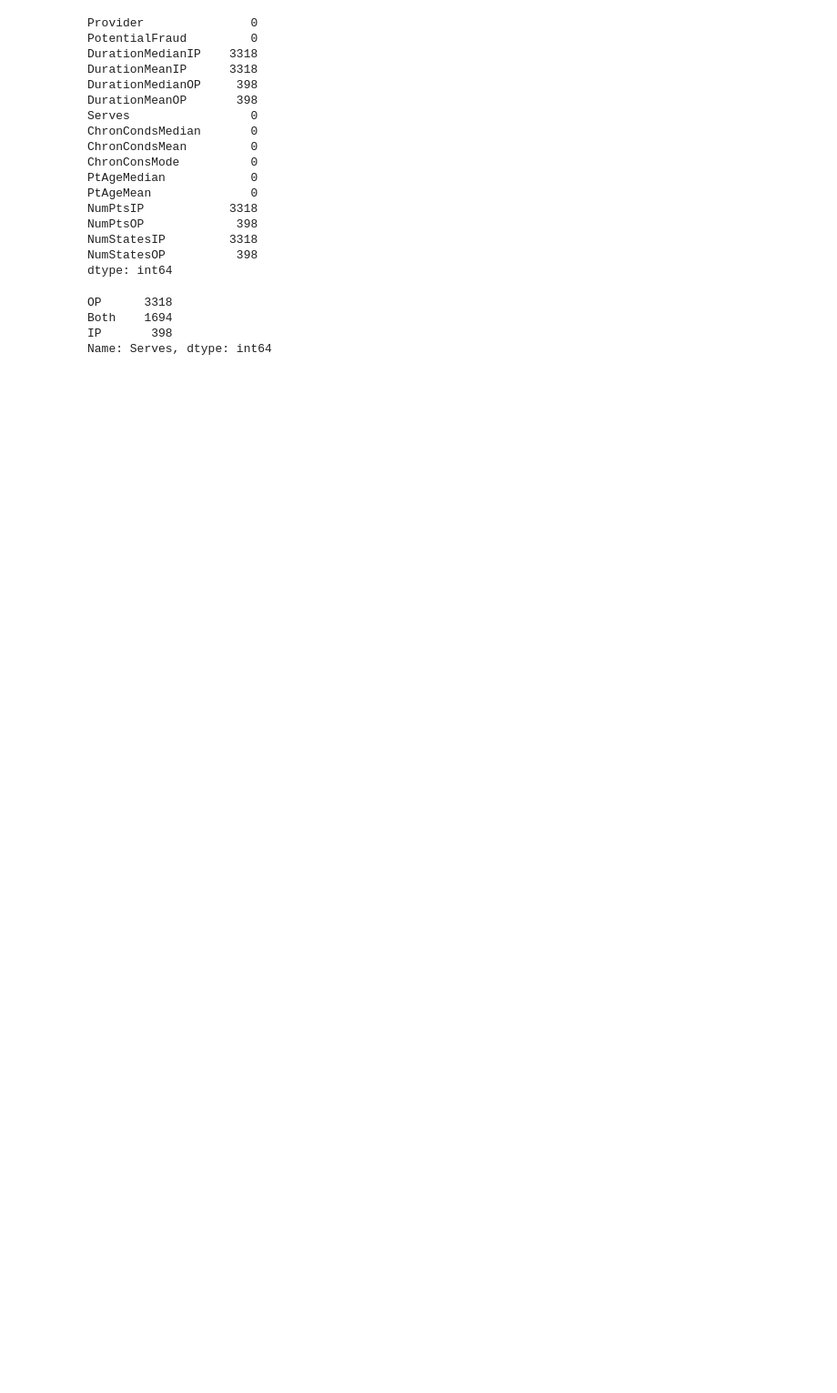
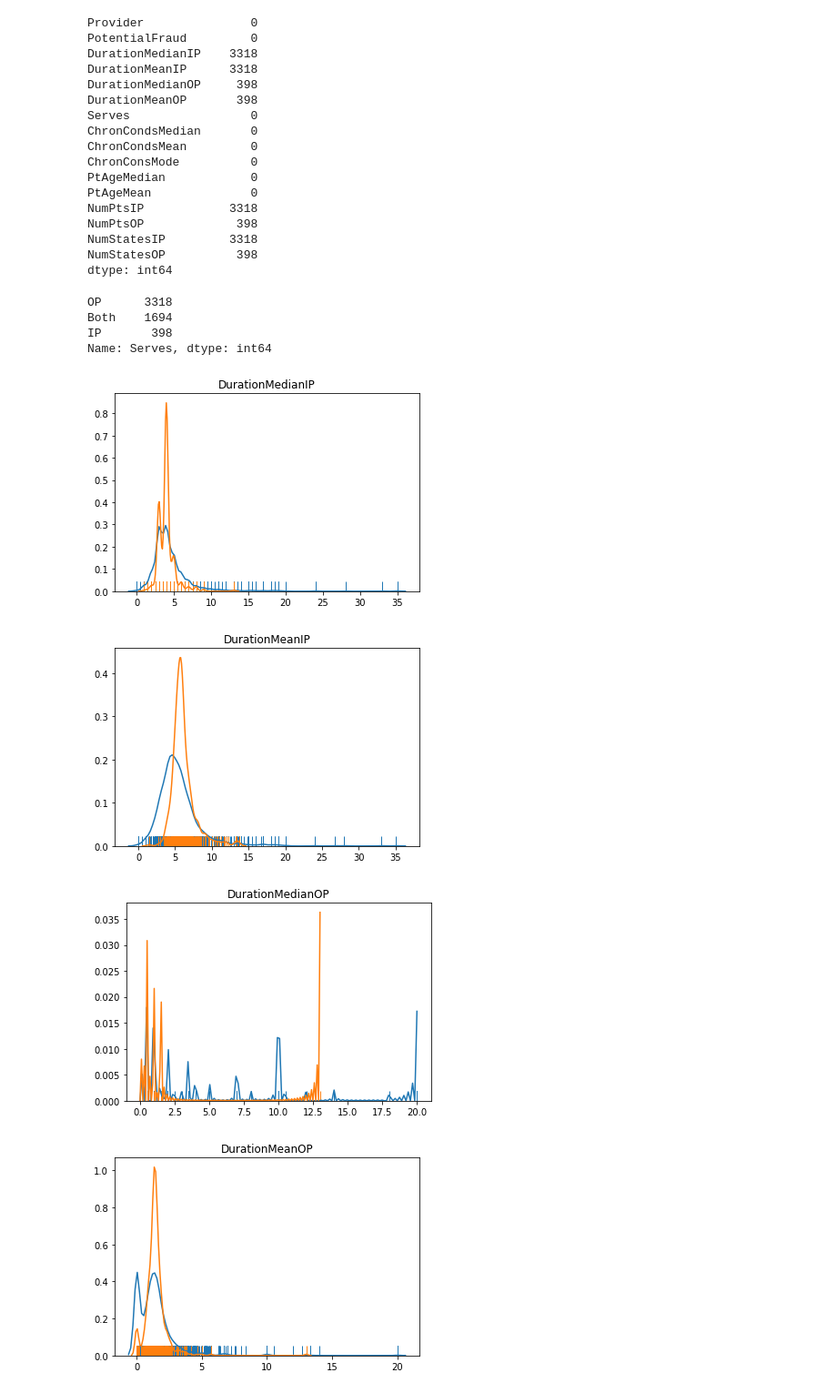
Before and after one commit to microwolf/capstone_healthcare_fraud, a Jupyter notebook: contributors/zack/scripts/MakeFeatures.ipynb, the cells around one changed output. Shown: that part at 91% size. Saved outputs shown, nothing was run; the diff lists cells and outputs as text; code cells hidden in the pictures; blank space fills up the shorter version.

Commit message:
Updates to Provider Table script.

```diff
--- a/contributors/zack/scripts/MakeFeatures.ipynb
+++ b/contributors/zack/scripts/MakeFeatures.ipynb
@@ -395,3 +395,25 @@ OP      3318
 Both    1694
 IP       398
 Name: Serves, dtype: int64
+# %%
+# Make fraud/no_fraud tables
+
+no_fraud = full_final.loc[full_final['PotentialFraud'] == 'No']
+fraud = full_final.loc[full_final['PotentialFraud'] == 'Yes']
+# %%
+# Plot all features, separating fraud and no_fraud
+
+col_list = list(full_final.columns)[2:]
+col_list.remove('Serves')
+col_list
+
+for x in col_list:
+    sns.distplot(no_fraud[[x]], hist=False, rug=True)
+    sns.distplot(fraud[[x]], hist=False, rug=True)
+    plt.title(x)
+    plt.show()
+# %% [output]
+[figure, added]
+[figure, added]
+[figure, added]
+[figure, added]
```
Also changed, not shown: parts of 8 cells of this notebook.
